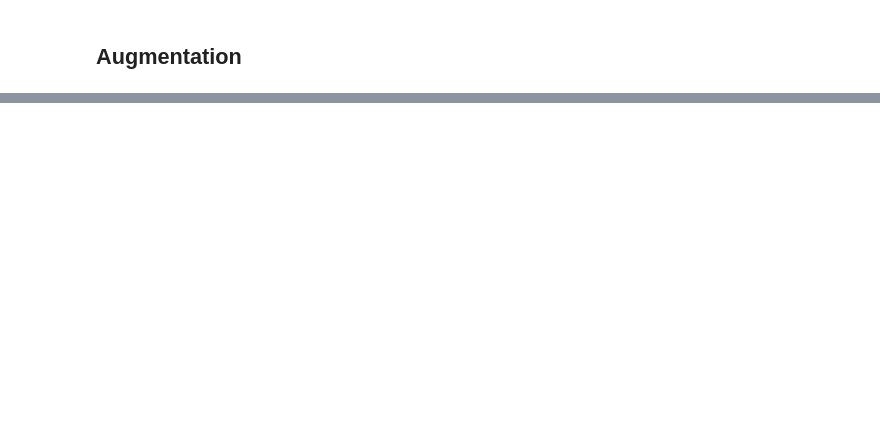
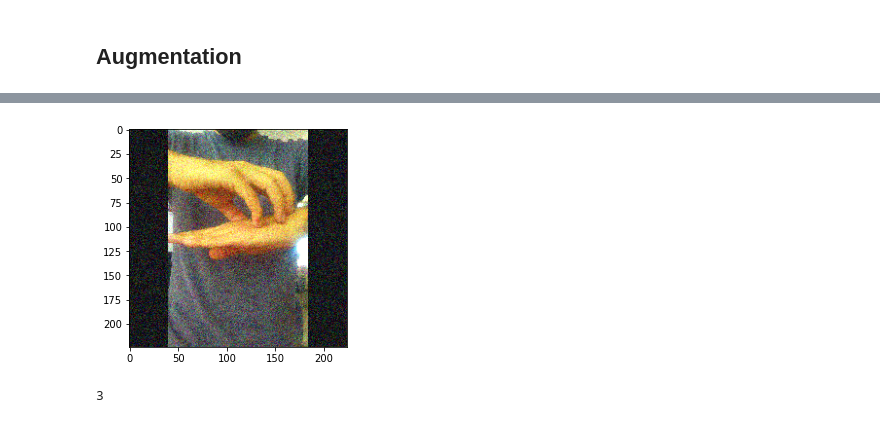
Before and after one commit to schalappe/kenyan_sign_language_classification, a Jupyter notebook: src/notebooks/Image processing.ipynb, the cells around one changed output, grey strips where cells are left out. Cells and saved outputs as stored; diff of their text form; code cells hidden in the pictures; blank space fills up the shorter version.

```diff
--- a/src/notebooks/Image processing.ipynb
+++ b/src/notebooks/Image processing.ipynb
@@ -72,0 +84,24 @@ plt.show()
+# %%
+img_augm = extract_patches(img_resize_pad, 224, 224)
+# %%
+augmentation = [
+    random_hue,
+    random_saturation,
+    random_brightness,
+    random_contrast,
+    gaussian_noise,
+]
+
+for func in augmentation:
+    # Apply an augmentation only in 75% of the cases.
+    augm = lambda image: tf.cond(tf.random.uniform([], 0, 1) > 0.25, lambda: func(image), lambda: image)
+    img_augm = augm(img_augm)
+# %%
+plt.imshow(img_augm)
+plt.show()
+# %% [output]
+[figure, added]
+# %%
+len(img_augm.shape)
+# %% [output]
+3
```
Also changed, not shown: parts of 7 cells of this notebook, 18 other files.
